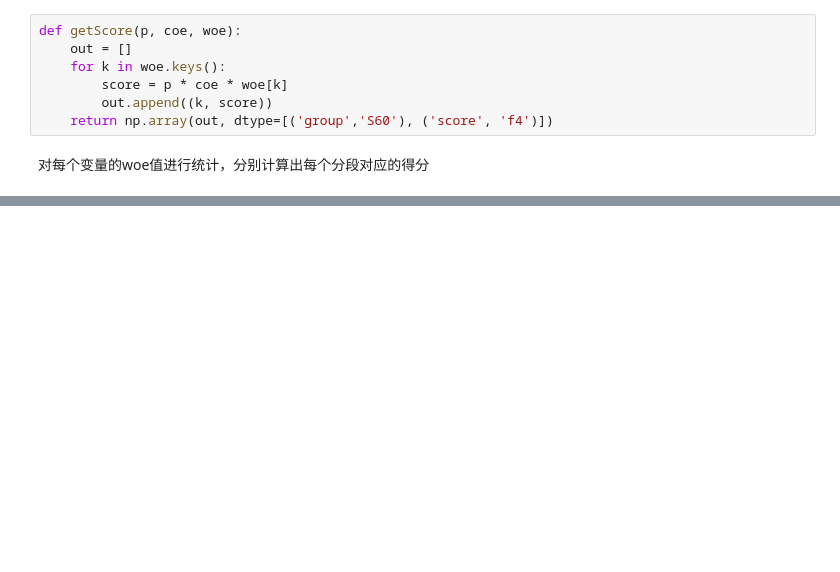
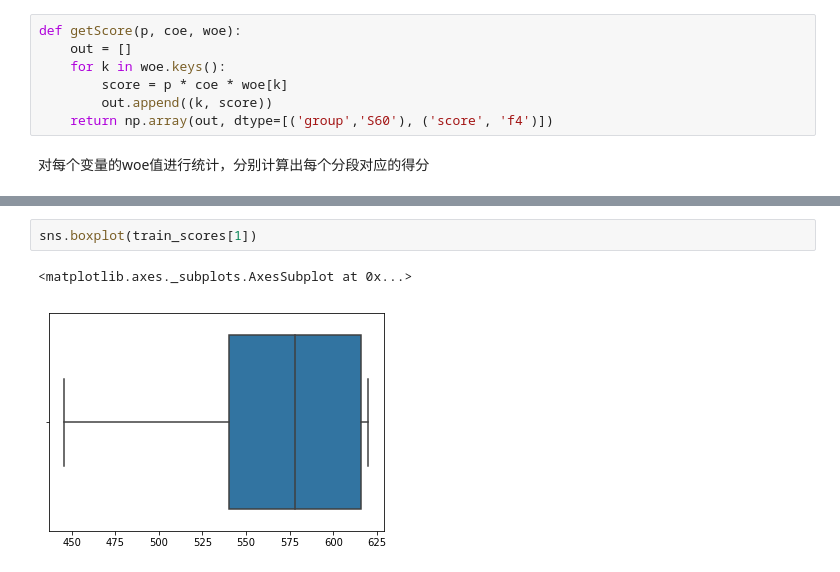
Before and after one commit to l0o0/MyNotes, a Jupyter notebook: MachineLearning/GiveMeSomeCredit/评分卡模型.ipynb, the cells around one changed output, grey strips where cells are left out. Cells and saved outputs as stored; diff of their text form; blank space fills up the shorter version.

```diff
--- a/MachineLearning/GiveMeSomeCredit/评分卡模型.ipynb
+++ b/MachineLearning/GiveMeSomeCredit/评分卡模型.ipynb
@@ -616,0 +757,5 @@ array(['Hello', 'World'],
+# %%
+sns.boxplot(train_scores[1])
+# %% [output]
+<matplotlib.axes._subplots.AxesSubplot at 0x...>
+[figure, added]
```
Also changed, not shown: parts of 37 cells of this notebook.
